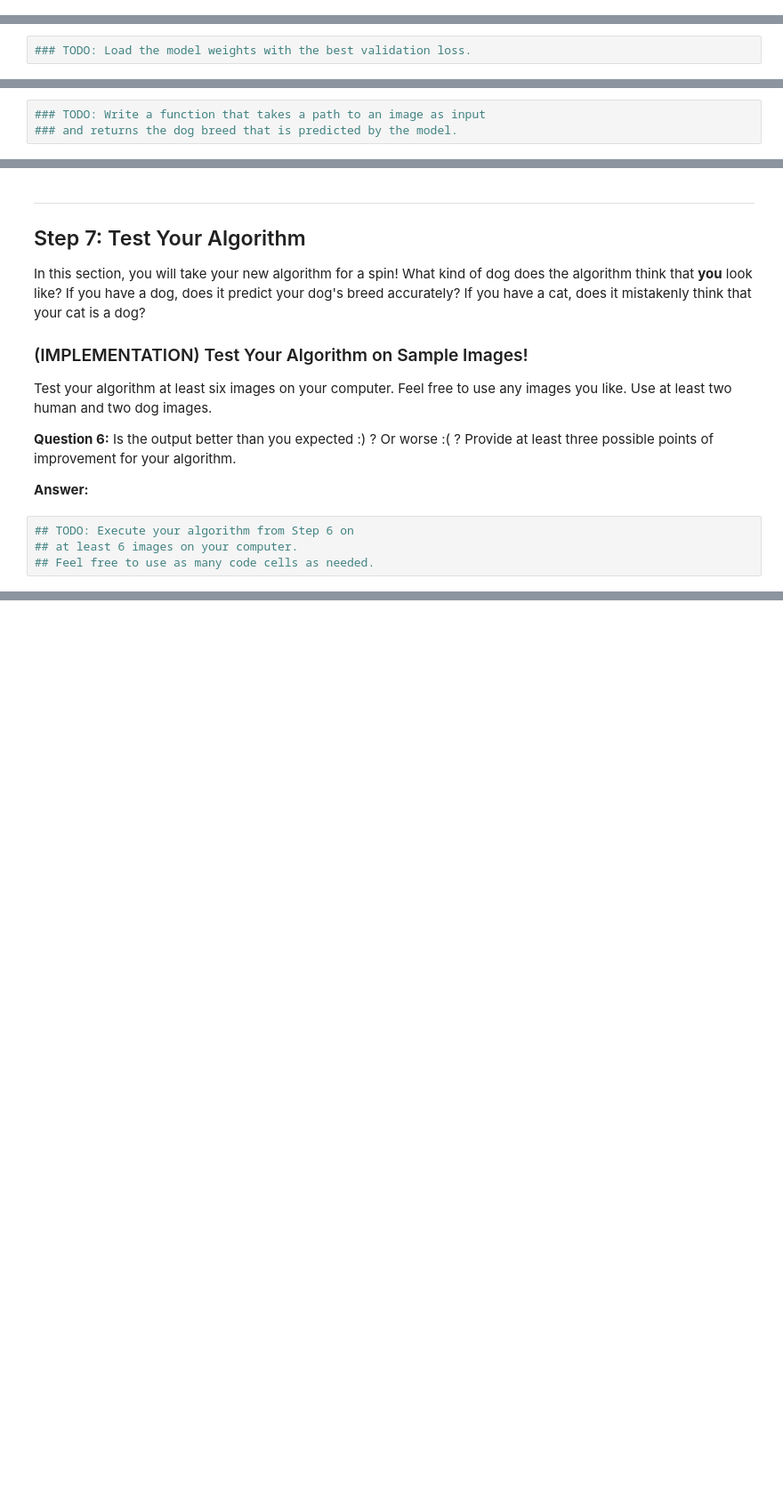
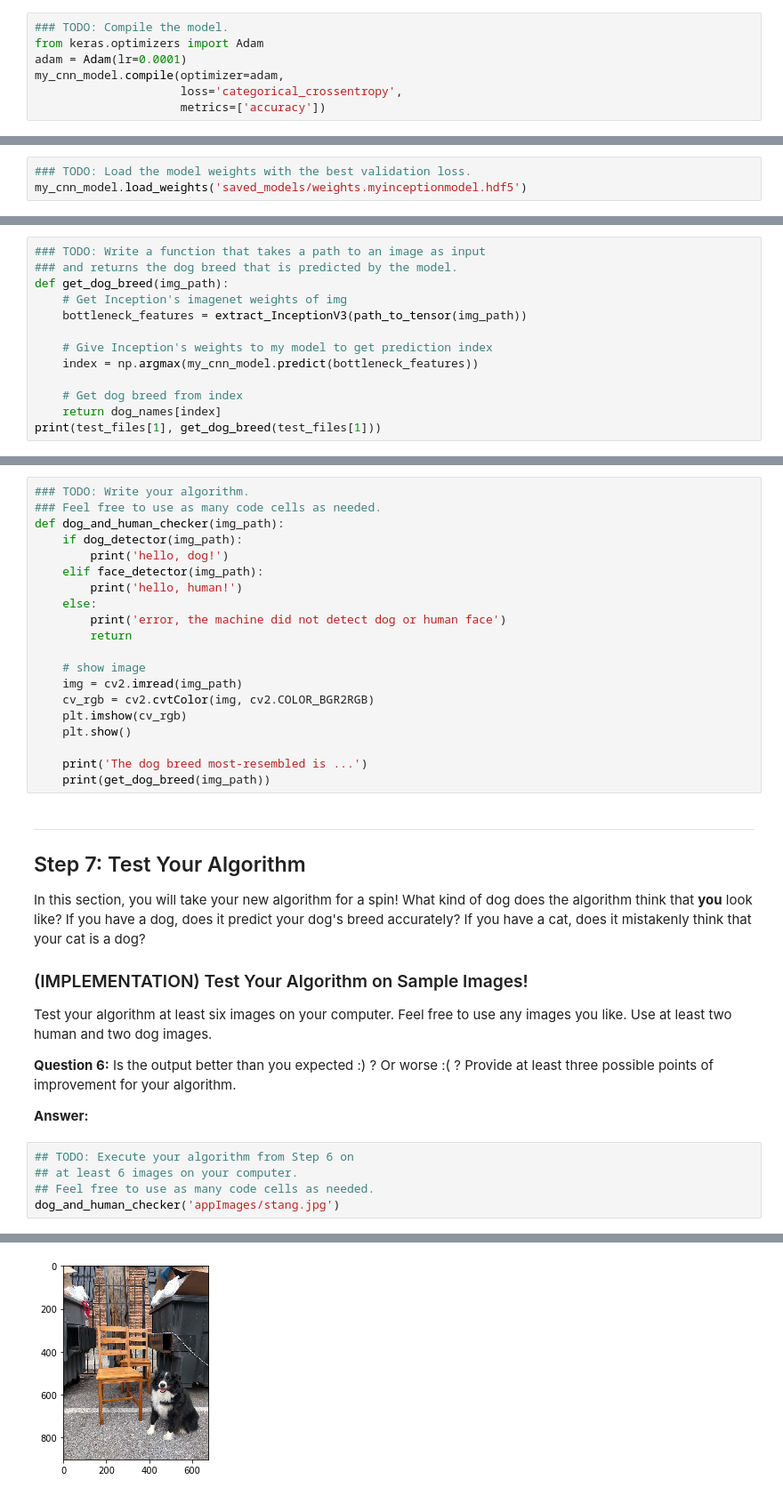
Before and after one commit to awcrosby/dog_breed_classifier, a Jupyter notebook: dog_app.ipynb, the cells around one changed output, grey strips where cells are left out. Shown at 89% size. Saved outputs shown, nothing was run; the diff lists cells and outputs as text; blank space fills up the shorter version.

```diff
--- a/dog_app.ipynb
+++ b/dog_app.ipynb
@@ -630,3 +658,10 @@ __Answer:__
+# %%
+### TODO: Compile the model.
+from keras.optimizers import Adam
+adam = Adam(lr=0.0001)
+my_cnn_model.compile(optimizer=adam,
+                     loss='categorical_crossentropy',
+                     metrics=['accuracy'])
 # %% [markdown]
 ### (IMPLEMENTATION) Train the Model
 
@@ -639,6 +705,7 @@ You are welcome to [augment the training data](https://blog.keras.io/building-po
 ### (IMPLEMENTATION) Load the Model with the Best Validation Loss
 # %%
 ### TODO: Load the model weights with the best validation loss.
+my_cnn_model.load_weights('saved_models/weights.myinceptionmodel.hdf5')
 # %% [markdown]
 ### (IMPLEMENTATION) Test the Model
 
@@ -663,3 +739,13 @@ where `{network}`, in the above filename, should be one of `VGG19`, `Resnet50`,
 # %%
 ### TODO: Write a function that takes a path to an image as input
 ### and returns the dog breed that is predicted by the model.
+def get_dog_breed(img_path):
+    # Get Inception's imagenet weights of img
+    bottleneck_features = extract_InceptionV3(path_to_tensor(img_path))
+
+    # Give Inception's weights to my model to get prediction index
+    index = np.argmax(my_cnn_model.predict(bottleneck_features))
+
+    # Get dog breed from index
+    return dog_names[index]
+print(test_files[1], get_dog_breed(test_files[1]))
@@ -687,3 +772,23 @@ Some sample output for our algorithm is provided below, but feel free to design
+# %%
+### TODO: Write your algorithm.
+### Feel free to use as many code cells as needed.
+def dog_and_human_checker(img_path):
+    if dog_detector(img_path):
+        print('hello, dog!')
+    elif face_detector(img_path):
+        print('hello, human!')
+    else:
+        print('error, the machine did not detect dog or human face')
+        return
+
+    # show image
+    img = cv2.imread(img_path)
+    cv_rgb = cv2.cvtColor(img, cv2.COLOR_BGR2RGB)
+    plt.imshow(cv_rgb)
+    plt.show()
+
+    print('The dog breed most-resembled is ...')
+    print(get_dog_breed(img_path))
 # %% [markdown]
 ---
 <a id='step7'></a>
@@ -702,3 +807,5 @@ __Answer:__
 ## TODO: Execute your algorithm from Step 6 on
 ## at least 6 images on your computer.
 ## Feel free to use as many code cells as needed.
+dog_and_human_checker('appImages/stang.jpg')
+# %% [output]
@@ -704,0 +813 @@ __Answer:__
+[figure, added]
```
Also changed, not shown: parts of 22 cells of this notebook.
